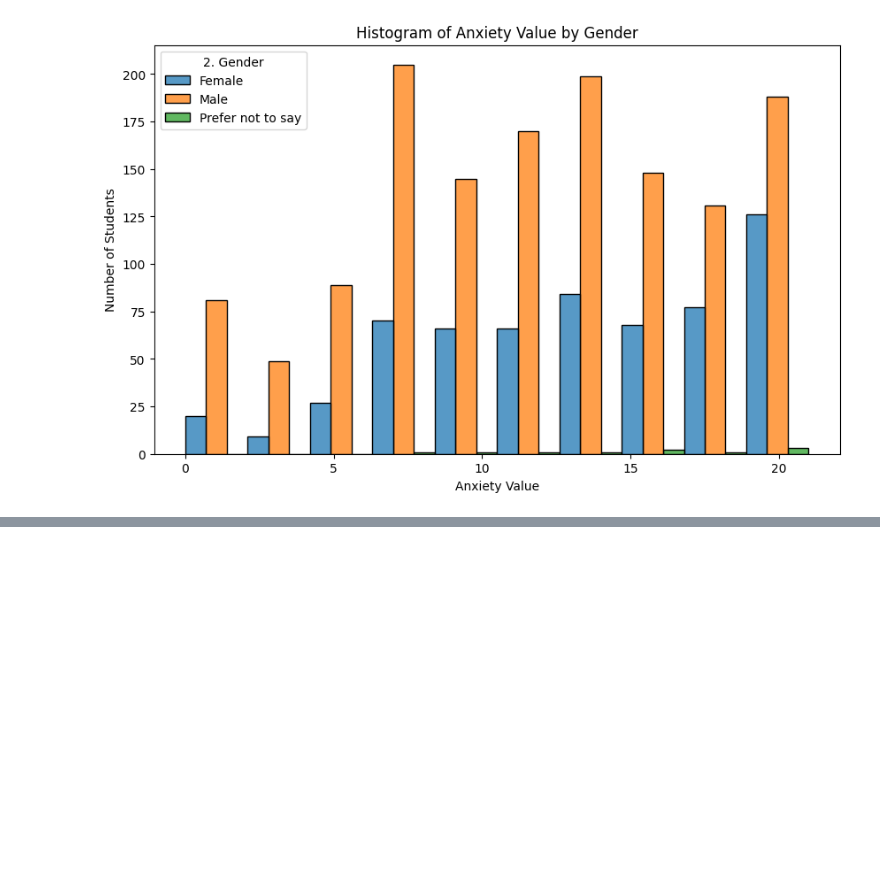
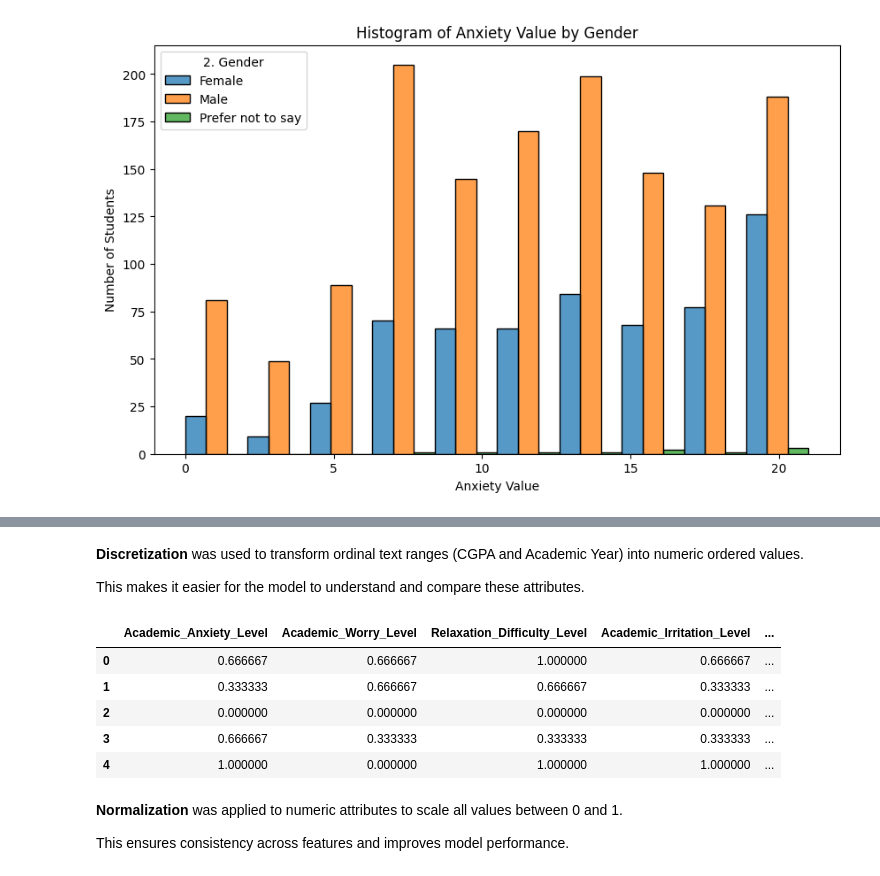
Before and after one commit to ara1x/DataMining-Project, a Jupyter notebook: Phase2.ipynb, the cells around one changed output, grey strips where cells are left out. Drawn from its saved outputs; the diff is of its cells as text; code cells hidden in the pictures; blank space fills up the shorter version.

```diff
--- a/Phase2.ipynb
+++ b/Phase2.ipynb
@@ -232,0 +264,21 @@ plt.show()
+# %%
+cgpa_map = {
+    '0.00 - 1.99': 1,
+    '2.00 - 2.49': 2,
+    '2.50 - 2.99': 3,
+    '3.00 - 3.39': 4,
+    '3.40 - 3.79': 5,
+    '3.80 - 4.00': 6
+}
+preprocessed_df['CGPA_Level'] = preprocessed_df['6. Current CGPA'].map(cgpa_map)
+
+year_map = {
+    'First Year or Equivalent': 1,
+    'Second Year or Equivalent': 2,
+    'Third Year or Equivalent': 3,
+    'Fourth Year or Equivalent': 4,
+    'Fifth Year or Equivalent': 5
+}
+preprocessed_df['Year_Level'] = preprocessed_df['5. Academic Year'].map(year_map)
+
+preprocessed_df[['6. Current CGPA', 'CGPA_Level', '5. Academic Year', 'Year_Level']].head()
@@ -232,0 +292,34 @@ plt.show()
+# %% [markdown]
+**Discretization** was used to transform ordinal text ranges (CGPA and Academic Year) into numeric ordered values.
+
+This makes it easier for the model to understand and compare these attributes.
+# %%
+from sklearn.preprocessing import MinMaxScaler
+
+preprocessed_df.columns = preprocessed_df.columns.str.strip()
+
+numeric_cols = [
+    'Academic_Anxiety_Level',
+    'Academic_Worry_Level',
+    'Relaxation_Difficulty_Level',
+    'Academic_Irritation_Level',
+    'Excessive_Worry_Level',
+    'Academic_Restlessness_Level',
+    'Fear_Level',
+    'Anxiety Value']
+
+scaler = MinMaxScaler()
+preprocessed_df[numeric_cols] = scaler.fit_transform(preprocessed_df[numeric_cols])
+
+preprocessed_df[numeric_cols].head()
+# %% [output]
+|  | Academic_Anxiety_Level | Academic_Worry_Level | Relaxation_Difficulty_Level | Academic_Irritation_Level | ... |
+| 0 | 0.666667 | 0.666667 | 1.000000 | 0.666667 | ... |
+| 1 | 0.333333 | 0.666667 | 0.666667 | 0.333333 | ... |
+| 2 | 0.000000 | 0.000000 | 0.000000 | 0.000000 | ... |
+| 3 | 0.666667 | 0.333333 | 0.333333 | 0.333333 | ... |
+| 4 | 1.000000 | 0.000000 | 1.000000 | 1.000000 | ... |
+# %% [markdown]
+**Normalization** was applied to numeric attributes to scale all values between 0 and 1.
+
+This ensures consistency across features and improves model performance.
```
Also changed, not shown: parts of 10 cells of this notebook.
